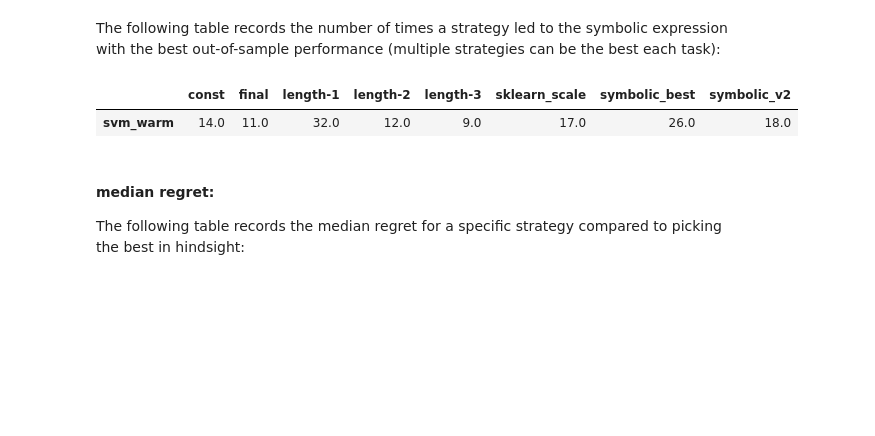
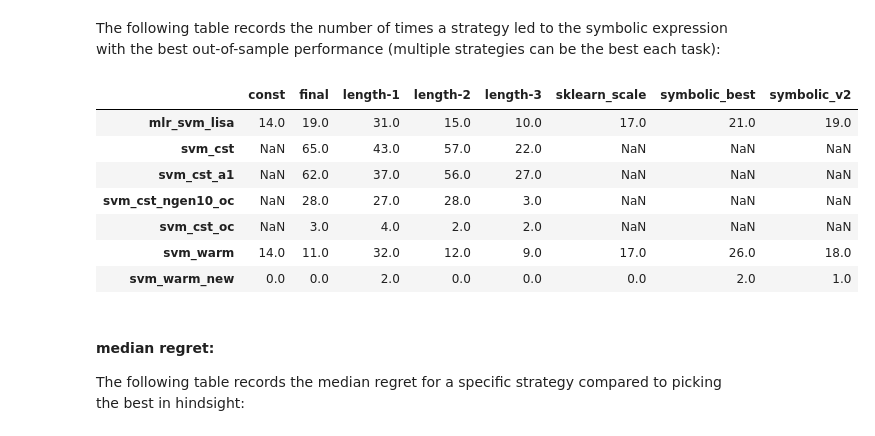
Before and after one commit to PGijsbers/symbolicdefaults, a Jupyter notebook: LogParsing.ipynb, the cells around one changed output. Saved outputs shown, nothing was run; the diff lists cells and outputs as text; code cells hidden in the pictures; blank space fills up the shorter version.

```diff
--- a/LogParsing.ipynb
+++ b/LogParsing.ipynb
@@ -9,7 +9,7 @@ class Trace:
 
     def __init__(self, filename: str, benchmarks=None):
         self.baseline = set(benchmarks) if benchmarks else set()
-        self.scores, self.expressions, generations_by_task = parse_log(filename, baseline=self.baseline)
+        self.scores, self.expressions, generations_by_task, self.baseline = parse_log(filename, baseline=self.baseline)
         self.comparison, self.d_scores = comparisons(self.scores)
         self.in_comparison, self.in_d_scores = comparisons(self.scores, sample="in-sample")
         self.generations_by_task = pd.Series(generations_by_task, name="generations")
@@ -123,7 +123,7 @@ def parse_log(file, with_prefix=False, baseline=None):
             if np.mean(scores) == float("nan"):
                 print('hi')
 
-    return df, expressions_by_length, generations_by_task
+    return df, expressions_by_length, generations_by_task, baseline
 
 
 def comparisons(df, sample="out-sample"):
@@ -215,7 +215,7 @@ baselines = dict(
 )
 traces = {}
 for file in os.listdir('runs'):
-    if file.endswith('.log'):
+    if file.endswith('.log') and 'svm' in file:
         baseline = []
         for method, bls in baselines.items():
             if method in file:
@@ -323,13 +326,19 @@ In this case we average the out-of-sample score of those twins.
 # %% [markdown]
 The following table records the number of times a strategy led to the symbolic expression with the best out-of-sample performance (multiple strategies can be the best each task):
 # %%
-comparisons = pd.DataFrame()
+out_comparisons = pd.DataFrame()
 for log, trace in traces.items():
-    comparisons = comparisons.append(trace.comparison.loc['either'].rename(log))
-comparisons
+    out_comparisons = out_comparisons.append(trace.comparison.loc['either'].rename(log))
+out_comparisons
 # %% [output]
 |  | const | final | length-1 | length-2 | length-3 | sklearn_scale | symbolic_best | symbolic_v2 |
+| mlr_svm_lisa | 14.0 | 19.0 | 31.0 | 15.0 | 10.0 | 17.0 | 21.0 | 19.0 |
+| svm_cst | NaN | 65.0 | 43.0 | 57.0 | 22.0 | NaN | NaN | NaN |
+| svm_cst_a1 | NaN | 62.0 | 37.0 | 56.0 | 27.0 | NaN | NaN | NaN |
+| svm_cst_ngen10_oc | NaN | 28.0 | 27.0 | 28.0 | 3.0 | NaN | NaN | NaN |
+| svm_cst_oc | NaN | 3.0 | 4.0 | 2.0 | 2.0 | NaN | NaN | NaN |
 | svm_warm | 14.0 | 11.0 | 32.0 | 12.0 | 9.0 | 17.0 | 26.0 | 18.0 |
+| svm_warm_new | 0.0 | 0.0 | 2.0 | 0.0 | 0.0 | 0.0 | 2.0 | 1.0 |
 # %% [markdown]
 #### median regret:
 The following table records the median regret for a specific strategy compared to picking the best in hindsight:
```
Also changed, not shown: parts of 16 cells of this notebook.
